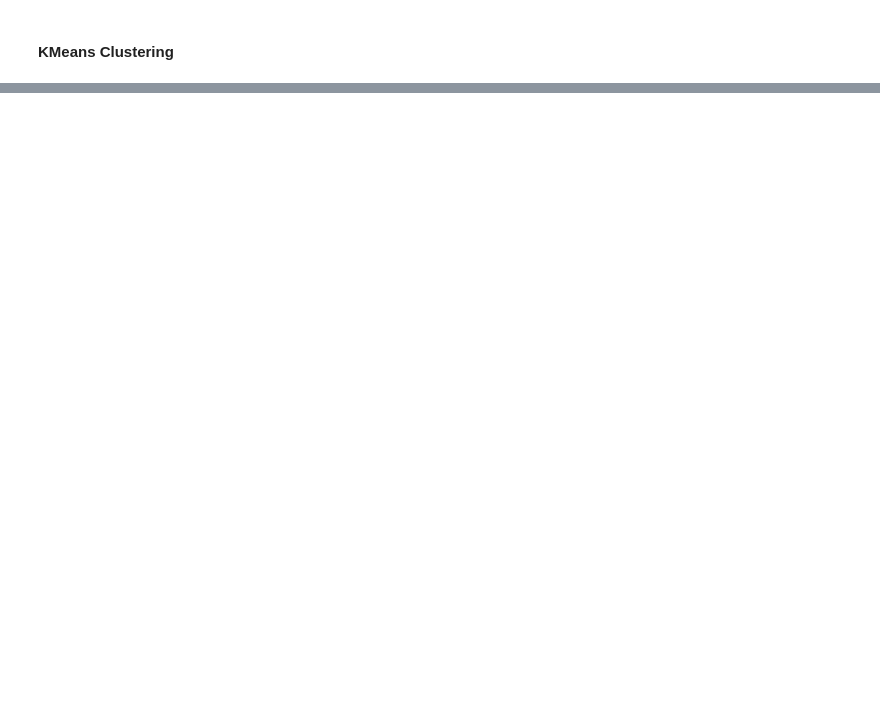
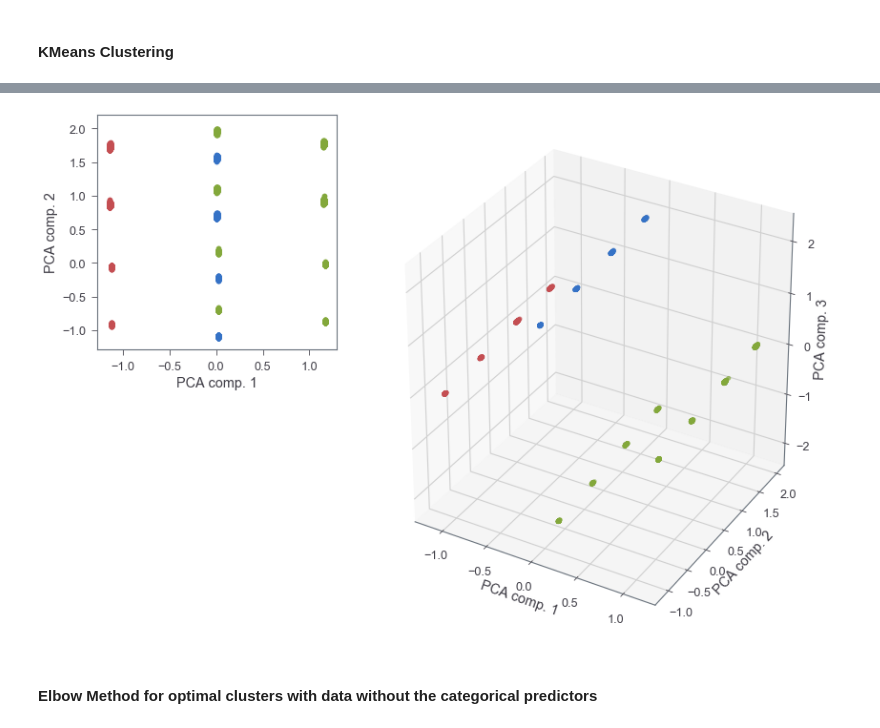
Before and after one commit to sameervk/Unsupervised_ML_of_Z_boson_decay, a Jupyter notebook: Zee-decay_experimental_v1.ipynb, the cells around one changed output, grey strips where cells are left out. Saved outputs shown, nothing was run; the diff lists cells and outputs as text; code cells hidden in the pictures; blank space fills up the shorter version.

```diff
--- a/Zee-decay_experimental_v1.ipynb
+++ b/Zee-decay_experimental_v1.ipynb
@@ -328,0 +478,8 @@ cv = KFold(n_splits=10, random_state=randomseed)
+# %%
+# 3 clusters
+plot_func(data = scaled_traindata,
+          predicted_values=KMeans(n_clusters=3).fit_predict(scaled_traindata), figsize=(12,8))
+# %% [output]
+[figure, added]
+# %% [markdown]
+#### Elbow Method for optimal clusters with data without the categorical predictors
```
Also changed, not shown: parts of 117 cells of this notebook.
